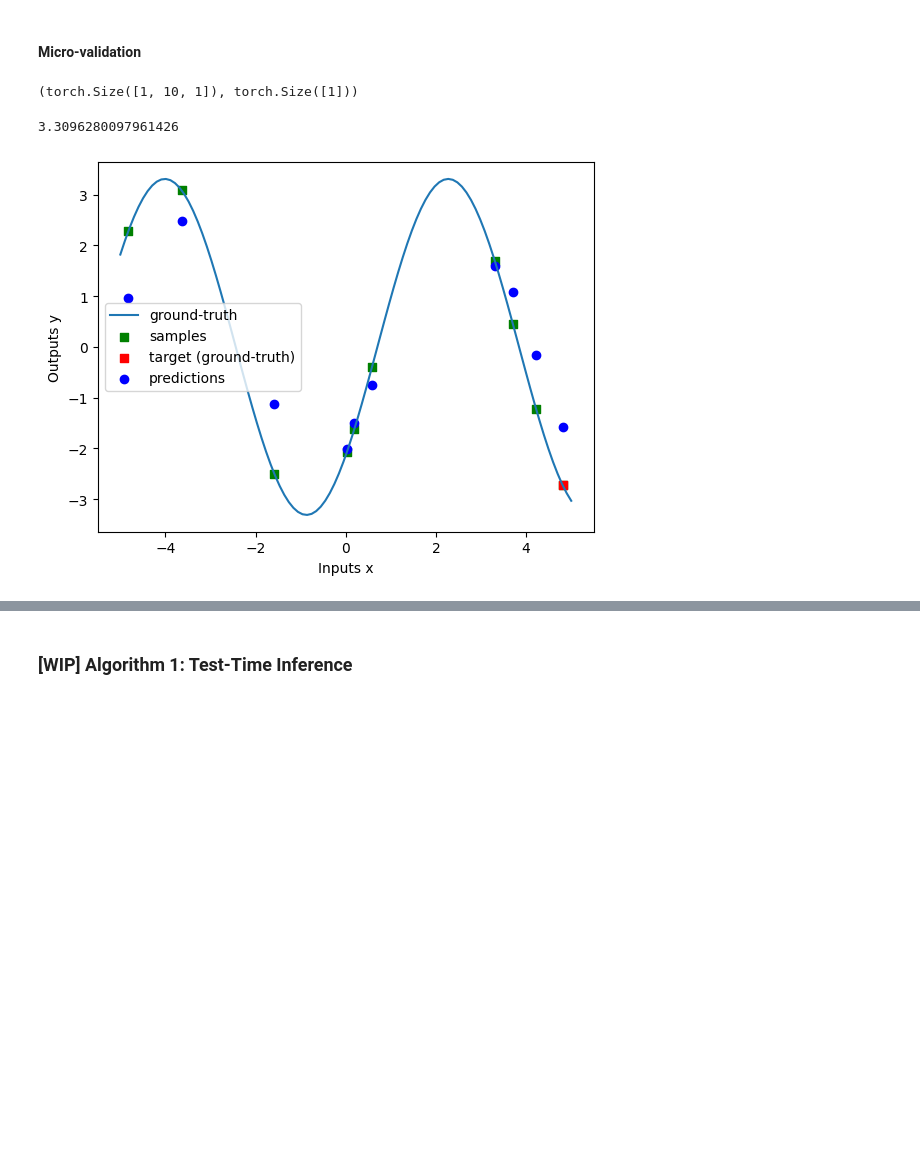
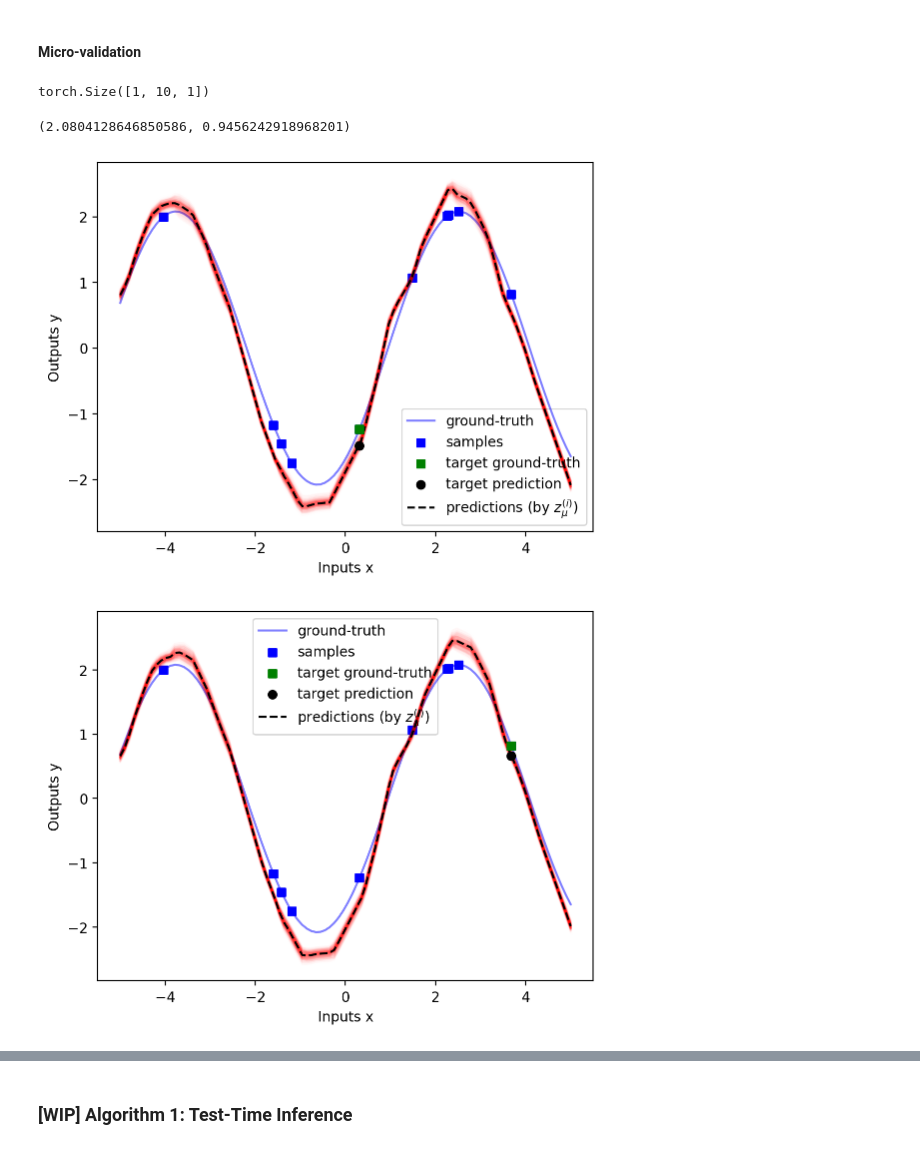
Before and after one commit to severinbratus/pmlr25-lpn, a Jupyter notebook: src/lpn4sine.ipynb, the cells around one changed output, grey strips where cells are left out. Drawn from its saved outputs; the diff is of its cells as text; code cells hidden in the pictures; blank space fills up the shorter version.

Commit message:
Plots

```diff
--- a/src/lpn4sine.ipynb
+++ b/src/lpn4sine.ipynb
@@ -332,7 +348,7 @@ batch_size = 16
 
 data_gen = SineDataGenerator(n_samples_per_task, batch_size)
 
-d_latent = 3
+d_latent = 2
 # alpha = .1
 
 # Init encoder-decoder
@@ -369,6 +385,6 @@ for i in range(n_tasks):
         losses.append(loss.item())
 
 
-# wandb.finish()
+wandb.finish()
 # %% [output]
 Tracking run with wandb version 0.19.10
@@ -407,43 +437,68 @@ plt.show()
 # %% [markdown]
 #### Micro-validation
 # %%
-inputs_t, outputs_t, amp_t, phase_t = SineDataGenerator(10, 1).generate()
+sample_xs, sample_ys, amp, phase = SineDataGenerator(10, 1).generate()
+
+amp = amp.item()
+phase = phase.item()
 # %%
-inputs_t.shape, amp_t.shape
+sample_xs.shape
 # %% [output]
-(torch.Size([1, 10, 1]), torch.Size([1]))
+torch.Size([1, 10, 1])
 # %%
-io_pairs_t = torch.cat([inputs_t, outputs_t], dim=-1).to(device)  # (B, N, 2)
+io_pairs_t = torch.cat([sample_xs, sample_ys], dim=-1).to(device)  # (B, N, 2)
 aux_t, loss_t = lpn(io_pairs_t)
-outputs_pred_t = aux_t["outputs_pred"].detach().cpu().numpy()
+yhat = aux_t["outputs_pred"].detach().cpu().numpy()
+# %%
+z_mu = aux_t["z_mu"].detach()
+z_logvar = aux_t["z_logvar"].detach()
+z_sample = aux_t["z_sample"].detach()
 # %%
-amp_t.item()
+amp, phase
 # %% [output]
-3.3096280097961426
+(2.0804128646850586, 0.9456242918968201)
 # %%
 import matplotlib.pyplot as plt
 
-# Plot ground-truth,
-amp = amp_t.item()
-phase = phase_t.item()
+x = np.linspace(-5, 5, 100)
 
-# Plot each set of inputs and outputs as a separate line
-x = np.linspace(-5, 5, 100)
-y = amp * np.sin(x - phase)
+for i in range(10):
+    # Plot ground-truth
+    y = amp * np.sin(x - phase)
+    plt.plot(x, y, label=f"ground-truth", color='blue', alpha=.5, zorder=20)
 
-plt.plot(x, y, label=f"ground-truth")
-plt.scatter(inputs_t, outputs_t, color='green', marker='s', label=f"samples")
+    # Plot samples
+    plt.scatter(sample_xs, sample_ys, label=f"samples", color='blue', marker='s', zorder=30)
 
-target_input = inputs_t[0, 0, 0].item()
-target_output = outputs_t[0, 0, 0].item()
-plt.scatter(target_input, target_output, marker='s', color='red', label=f"target (ground-truth)")
+    # Plot all predictions
+    # plt.scatter(sample_xs, yhat, marker='o', color='blue', label=f"predictions")
 
-plt.scatter(inputs_t, outputs_pred_t, marker='o', color='blue', label=f"predictions")
+    # Plot target x,y (sample i of batch 0), and its prediction
+    x_i = sample_xs[0, i].item()
+    y_i = sample_ys[0, i].item()
+    yhat_i = yhat[0, i].item()
+    plt.scatter(x_i, y_i, marker='s', color='green', label=f"target ground-truth", zorder=60)
+    plt.scatter(x_i, yhat_i, marker='o', color='k', label=f"target prediction", zorder=70)
 
-plt.xlabel("Inputs x")
-plt.ylabel("Outputs y")
-# plt.title("Outputs vs Inputs")
-plt.legend()
-plt.show()
+    # Plot the predicted latent program (z_mu_i) conditioned on the 9 other samples
+    z_mu_i = z_mu[0, i]
+    x_prepared = torch.Tensor(x).unsqueeze(1).to(device)  # (100, 1)
+    yhat_z_mu_i = lpn.decode(z_mu_i, x_prepared).detach().cpu().numpy()
+    plt.plot(x, yhat_z_mu_i, label="predictions (by $z^{(i)}_\\mu$)",
+             color='k', linestyle='dashed', alpha=1, zorder=50)
+
+    # Plot some sampled latent programs
+    n_samples = 200
+    for _ in range(n_samples):
+        z = lpn.sample_latents(z_mu_i, z_logvar[0, i])
+        yhat_z = lpn.decode(z, x_prepared).detach().cpu().numpy()
+        plt.plot(x, yhat_z, color='red', alpha=3/n_samples, zorder=40)
+
+    plt.xlabel("Inputs x")
+    plt.ylabel("Outputs y")
+    # plt.title("Outputs vs Inputs")
+    plt.legend()
+    plt.show()
 # %% [output]
-[figure, old version]
+[figure, new version]
+[figure, added]
```
Also changed, not shown: parts of 16 cells of this notebook.
